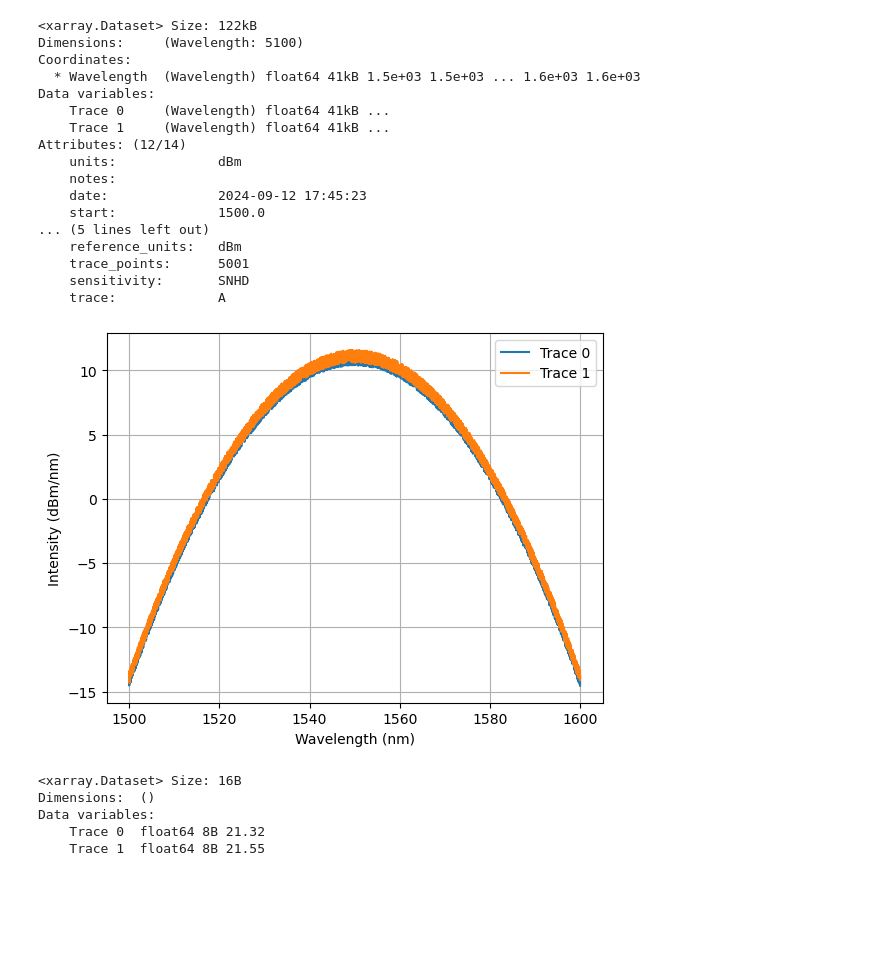
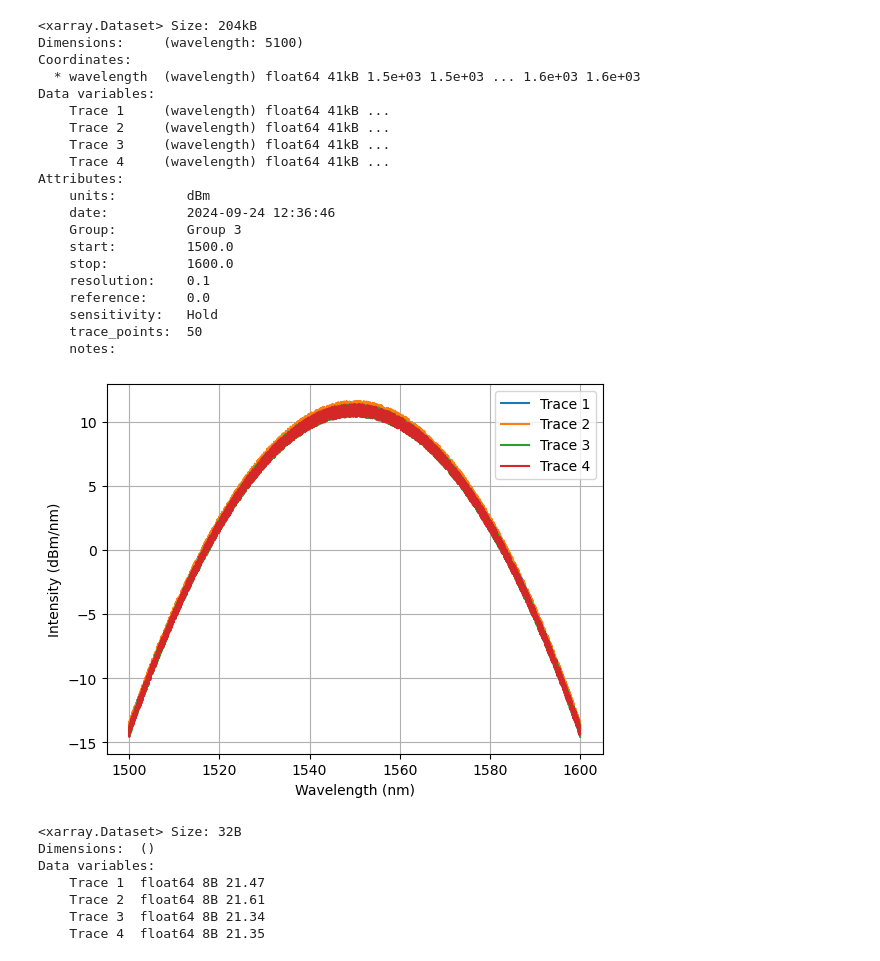
Before and after one commit to javielas/PyOsaGui, a Jupyter notebook: Analysis.ipynb, the cells around one changed output. Drawn from its saved outputs; the diff is of its cells as text; code cells hidden in the pictures; blank space fills up the shorter version.

```diff
--- a/Analysis.ipynb
+++ b/Analysis.ipynb
@@ -7,40 +7,43 @@ import pandas as pd
 ureg = UnitRegistry(autoconvert_offset_to_baseunit=True)
 Q_ = ureg.Quantity
 # %%
-data = xr.open_dataset("./temp/trace_test4.nc")
+data = xr.open_dataset("./temp/test6.nc")
 data
 # %% [output]
-<xarray.Dataset> Size: 122kB
-Dimensions:     (Wavelength: 5100)
+<xarray.Dataset> Size: 204kB
+Dimensions:     (wavelength: 5100)
 Coordinates:
-  * Wavelength  (Wavelength) float64 41kB 1.5e+03 1.5e+03 ... 1.6e+03 1.6e+03
+  * wavelength  (wavelength) float64 41kB 1.5e+03 1.5e+03 ... 1.6e+03 1.6e+03
 Data variables:
-    Trace 0     (Wavelength) float64 41kB ...
-    Trace 1     (Wavelength) float64 41kB ...
-Attributes: (12/14)
-    units:             dBm
+    Trace 1     (wavelength) float64 41kB ...
+    Trace 2     (wavelength) float64 41kB ...
+    Trace 3     (wavelength) float64 41kB ...
+    Trace 4     (wavelength) float64 41kB ...
+Attributes:
+    units:         dBm
+    date:          2024-09-24 12:36:46
+    Group:         Group 3
+    start:         1500.0
+    stop:          1600.0
+    resolution:    0.1
+    reference:     0.0
+    sensitivity:   Hold
+    trace_points:  50
     notes:
-    date:              2024-09-12 17:45:23
-    start:             1500.0
-... (5 lines left out)
-    reference_units:   dBm
-    trace_points:      5001
-    sensitivity:       SNHD
-    trace:             A
 # %%
 fig, ax = plt.subplots()
-if data.attrs['units'] == 'dBm' and data['Wavelength'].attrs["units"] == 'nm': #Units sanity check
+if data.attrs['units'] == 'dBm' and data['wavelength'].attrs["units"] == 'nm': #Units sanity check
     for var_name, da in data.data_vars.items():
         # Check if the DataArray is 1D
         if da.ndim == 1:
             res_dB = 10*np.log10(data.attrs['resolution'])
-            ax.plot(da['Wavelength'],da.values-res_dB, label=var_name)
+            ax.plot(da['wavelength'],da.values-res_dB, label=var_name)
     ax.legend()
-    ax.set_xlabel(f'Wavelength ({data['Wavelength'].attrs["units"]})')
+    ax.set_xlabel(f'Wavelength ({data['wavelength'].attrs["units"]})')
     ax.set_ylabel(f'Intensity ({data.attrs["units"]}/nm)')
     ax.grid()
 # %% [output]
-[figure, old version]
+[figure, new version]
 # %%
 #Calculate the power between two wavelengths
 
@@ -48,7 +51,7 @@ start_wl = 1520
 end_wl = 1550
 span = end_wl - start_wl
 
-sub_set = data.sel(Wavelength=slice(start_wl, end_wl))
+sub_set = data.sel(wavelength=slice(start_wl, end_wl))
 
 
 def calc_power(data, constant, resolution):
@@ -59,17 +62,19 @@ def calc_power(data, constant, resolution):
 result = xr.apply_ufunc(
     calc_power,
     data,
-    input_core_dims=[['Wavelength']],  # Assuming 'y' is the dimension you want to sum over
+    input_core_dims=[['wavelength']],  # Assuming 'y' is the dimension you want to sum over
     output_core_dims=[[]],
-    kwargs={'constant': span/data.Wavelength.size,
+    kwargs={'constant': span/data.wavelength.size,
             'resolution': data.attrs['resolution']},
     vectorize=True
 )
 
 result
 # %% [output]
-<xarray.Dataset> Size: 16B
+<xarray.Dataset> Size: 32B
 Dimensions:  ()
 Data variables:
-    Trace 0  float64 8B 21.32
-    Trace 1  float64 8B 21.55
+    Trace 1  float64 8B 21.47
+    Trace 2  float64 8B 21.61
+    Trace 3  float64 8B 21.34
+    Trace 4  float64 8B 21.35
```
Also changed, not shown: parts of 1 cell of this notebook, 12 other files.
